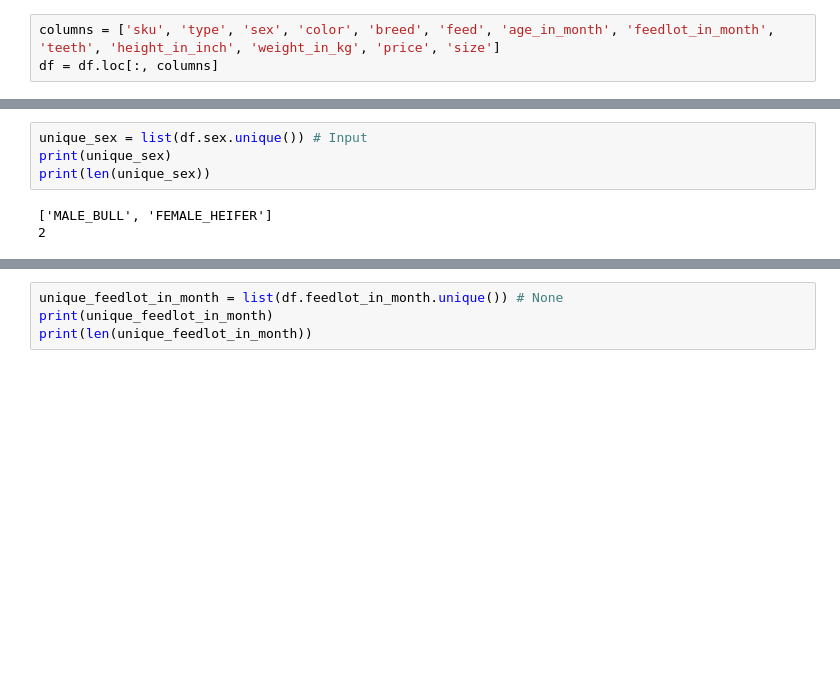
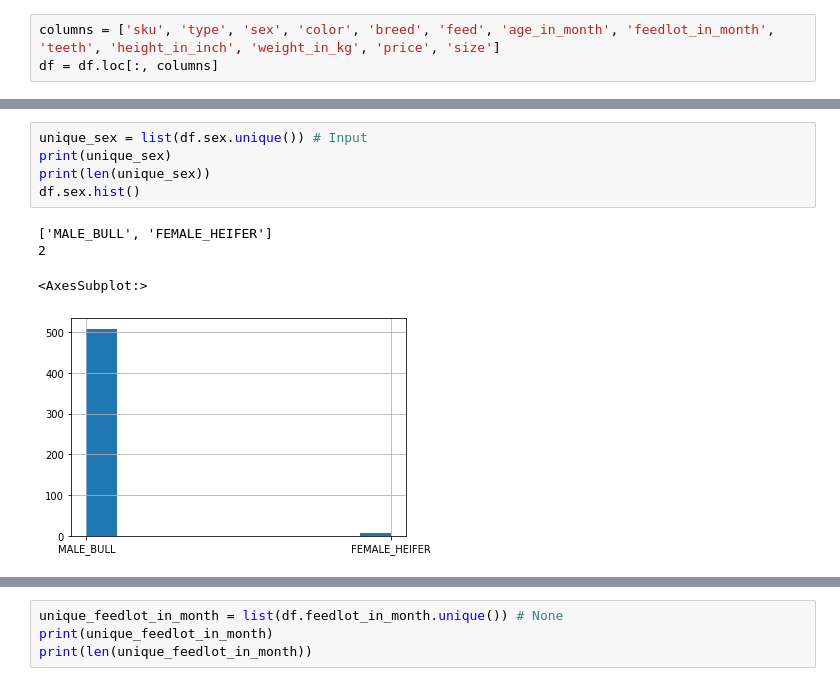
Before and after one commit to bhuiyanmobasshir94/Cow-weight-and-Breed-Prediction, a Jupyter notebook: preprocessing_0.ipynb, the cells around one changed output, grey strips where cells are left out. Saved outputs shown, nothing was run; the diff lists cells and outputs as text; blank space fills up the shorter version.

```diff
--- a/preprocessing_0.ipynb
+++ b/preprocessing_0.ipynb
@@ -31,10 +32,13 @@ df.head(2)
 # %%
 unique_sex = list(df.sex.unique()) # Input
 print(unique_sex)
 print(len(unique_sex))
+df.sex.hist()
 # %% [output]
 ['MALE_BULL', 'FEMALE_HEIFER']
 2
+<AxesSubplot:>
+[figure, added]
 # %%
 unique_teeth = list(df.teeth.unique()) # Input
 print(unique_teeth)
```
Also changed, not shown: parts of 7 cells of this notebook.
